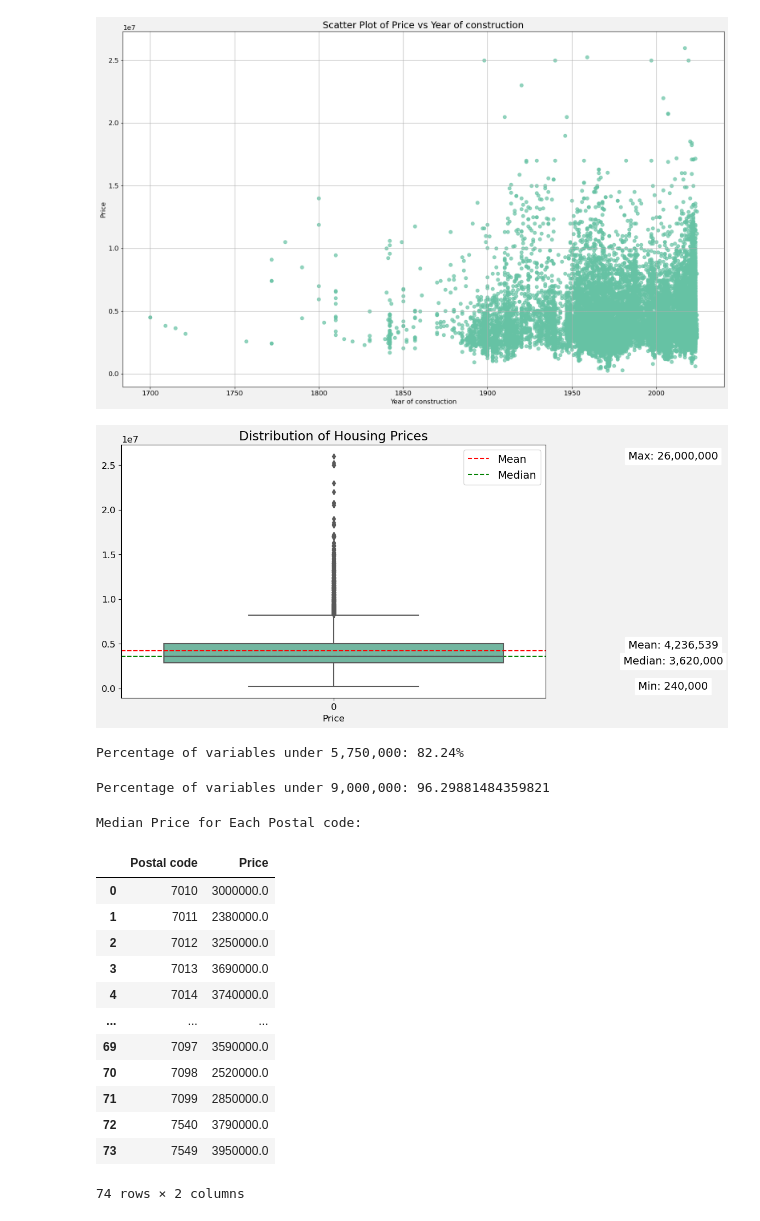
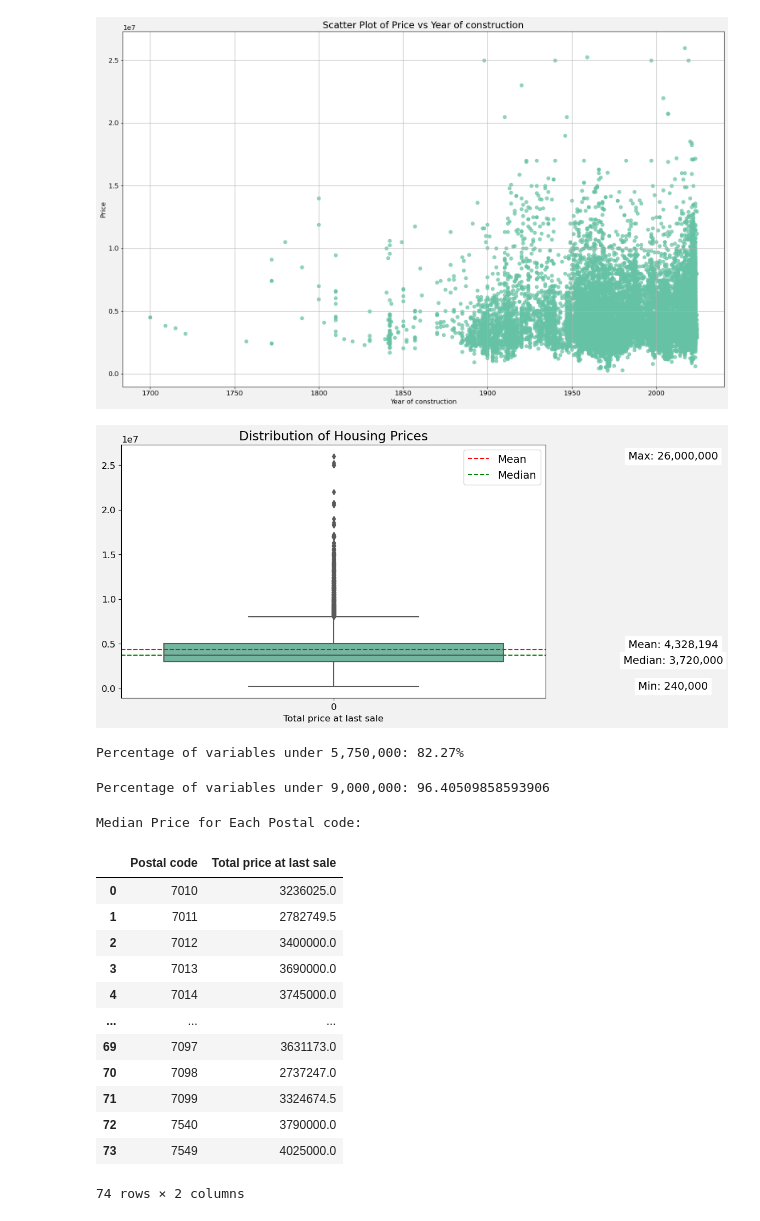
Before and after one commit to sebalexsmith/Bachelor-Thesis-Business-Analytics, a Jupyter notebook: Mats/Descriptive.ipynb, the cells around one changed output. Saved outputs shown, nothing was run; the diff lists cells and outputs as text; code cells hidden in the pictures.

```diff
--- a/Mats/Descriptive.ipynb
+++ b/Mats/Descriptive.ipynb
@@ -143,66 +184,65 @@ plt.show()
 # %%
 # Boxplot of the distribution of housing prices
 plt.figure(figsize=(10, 6))
 
 # Create a box plot
-sns.boxplot(data=df['Price'])
+sns.boxplot(data=df['Total price at last sale'])
 
 # Add mean, median, min, and max annotations
-plt.axhline(y=df['Price'].mean(), color='r', linestyle='--', label='Mean')
-plt.axhline(y=df['Price'].median(), color='g', linestyle='--', label='Median')
-plt.text(0.8, df['Price'].mean(), f"Mean: {'{:,.0f}'.format(df['Price'].mean())}", va='bottom', ha='center', backgroundcolor='w')
-plt.text(0.8, df['Price'].median(), f"Median: {'{:,.0f}'.format(df['Price'].median())}", va='top', ha='center', backgroundcolor='w')
-plt.text(0.8, df['Price'].min(), f"Min: {'{:,.0f}'.format(df['Price'].min())}", va='center', ha='center', backgroundcolor='w')
-plt.text(0.8, df['Price'].max(), f"Max: {'{:,.0f}'.format(df['Price'].max())}", va='center', ha='center', backgroundcolor='w')
+plt.axhline(y=df['Total price at last sale'].mean(), color='r', linestyle='--', label='Mean')
+plt.axhline(y=df['Total price at last sale'].median(), color='g', linestyle='--', label='Median')
+plt.text(0.8, df['Total price at last sale'].mean(), f"Mean: {'{:,.0f}'.format(df['Total price at last sale'].mean())}", va='bottom', ha='center', backgroundcolor='w')
+plt.text(0.8, df['Total price at last sale'].median(), f"Median: {'{:,.0f}'.format(df['Total price at last sale'].median())}", va='top', ha='center', backgroundcolor='w')
+plt.text(0.8, df['Total price at last sale'].min(), f"Min: {'{:,.0f}'.format(df['Total price at last sale'].min())}", va='center', ha='center', backgroundcolor='w')
+plt.text(0.8, df['Total price at last sale'].max(), f"Max: {'{:,.0f}'.format(df['Total price at last sale'].max())}", va='center', ha='center', backgroundcolor='w')
 
 # Add labels and title
 plt.title('Distribution of Housing Prices')
-plt.xlabel('Price')
+plt.xlabel('Total price at last sale')
 plt.ylabel('')
 
 plt.legend()
 plt.show()
 # %% [output]
-[figure, old version]
+[figure, new version]
 # %%
-# How many residences under the max price for a civil economist
+# How many residences under the maximum price for a civil economist.
 total_count = len(df)
-count_under = df[df['Price'] < 5750000]['Price'].count()
+count_under = df[df['Total price at last sale'] < 5750000]['Total price at last sale'].count()
 
 percentage_under = (count_under / total_count) * 100
 
 print("Percentage of variables under 5,750,000:", f"{percentage_under:.2f}%")
 # %% [output]
-Percentage of variables under 5,750,000: 82.24%
+Percentage of variables under 5,750,000: 82.27%
 # %%
 total_count = len(df)
-count_under_9m = df[df['Price'] < 9000000]['Price'].count()
+count_under_9m = df[df['Total price at last sale'] < 9000000]['Total price at last sale'].count()
 
 percentage_under_9m = (count_under_9m / total_count) * 100
 
 print("Percentage of variables under 9,000,000:", percentage_under_9m)
 # %% [output]
-Percentage of variables under 9,000,000: 96.29881484359821
+Percentage of variables under 9,000,000: 96.40509858593906
 # %%
 # Median price for each postal code
-# Assuming 'df' is your DataFrame and 'Price' is the column containing housing prices
-median_prices = df.groupby('Postal code')['Price'].median().reset_index()
+median_prices = df.groupby('Postal code')['Total price at last sale'].median().reset_index()
 
 print("Median Price for Each Postal code:")
 median_prices
 # %% [output]
 Median Price for Each Postal code:
-|  | Postal code | Price |
-| 0 | 7010 | 3000000.0 |
-| 1 | 7011 | 2380000.0 |
-| 2 | 7012 | 3250000.0 |
+|  | Postal code | Total price at last sale |
+| 0 | 7010 | 3236025.0 |
+| 1 | 7011 | 2782749.5 |
+| 2 | 7012 | 3400000.0 |
 | 3 | 7013 | 3690000.0 |
-| 4 | 7014 | 3740000.0 |
+| 4 | 7014 | 3745000.0 |
 | ... | ... | ... |
-| 69 | 7097 | 3590000.0 |
-| 70 | 7098 | 2520000.0 |
-| 71 | 7099 | 2850000.0 |
+| 69 | 7097 | 3631173.0 |
+| 70 | 7098 | 2737247.0 |
+| 71 | 7099 | 3324674.5 |
 | 72 | 7540 | 3790000.0 |
-| 73 | 7549 | 3950000.0 |
+| 73 | 7549 | 4025000.0 |
 74 rows × 2 columns
 # %%
```
Also changed, not shown: parts of 18 cells of this notebook, 2 other files.
